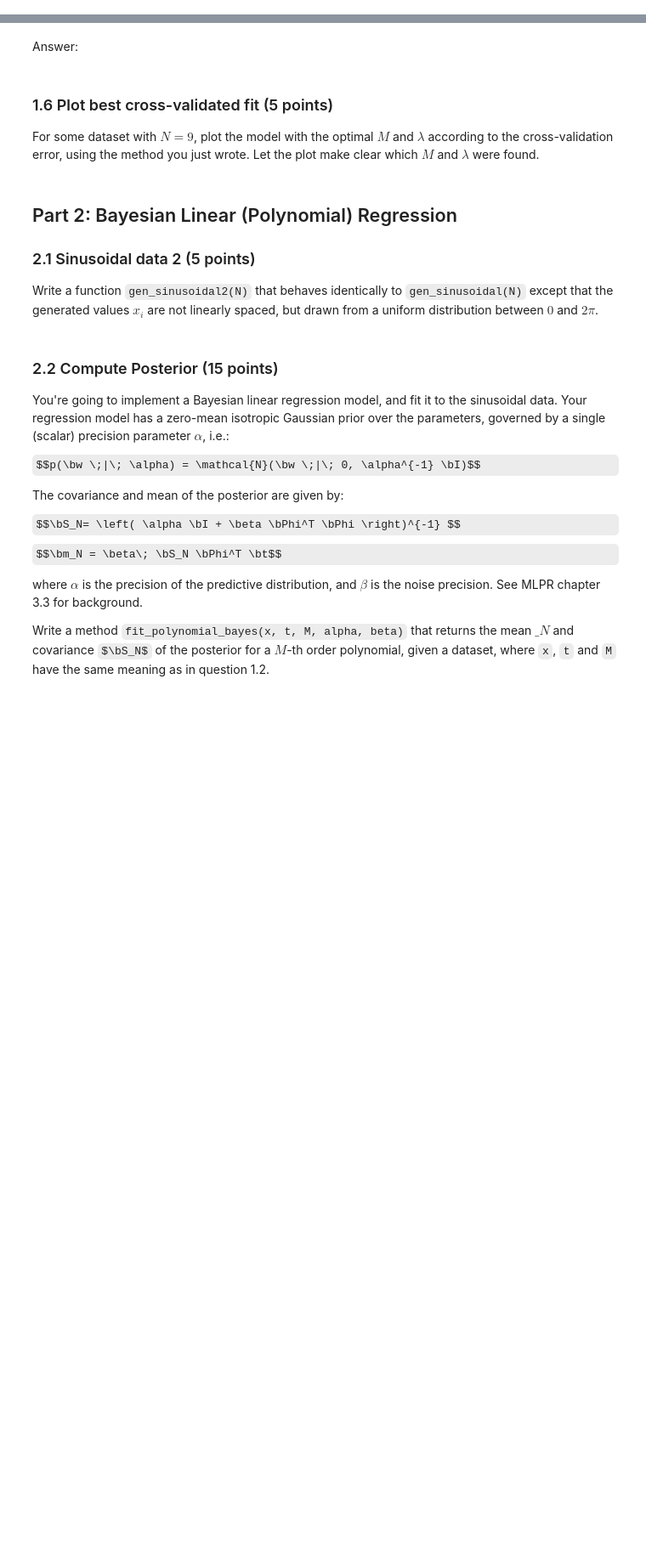
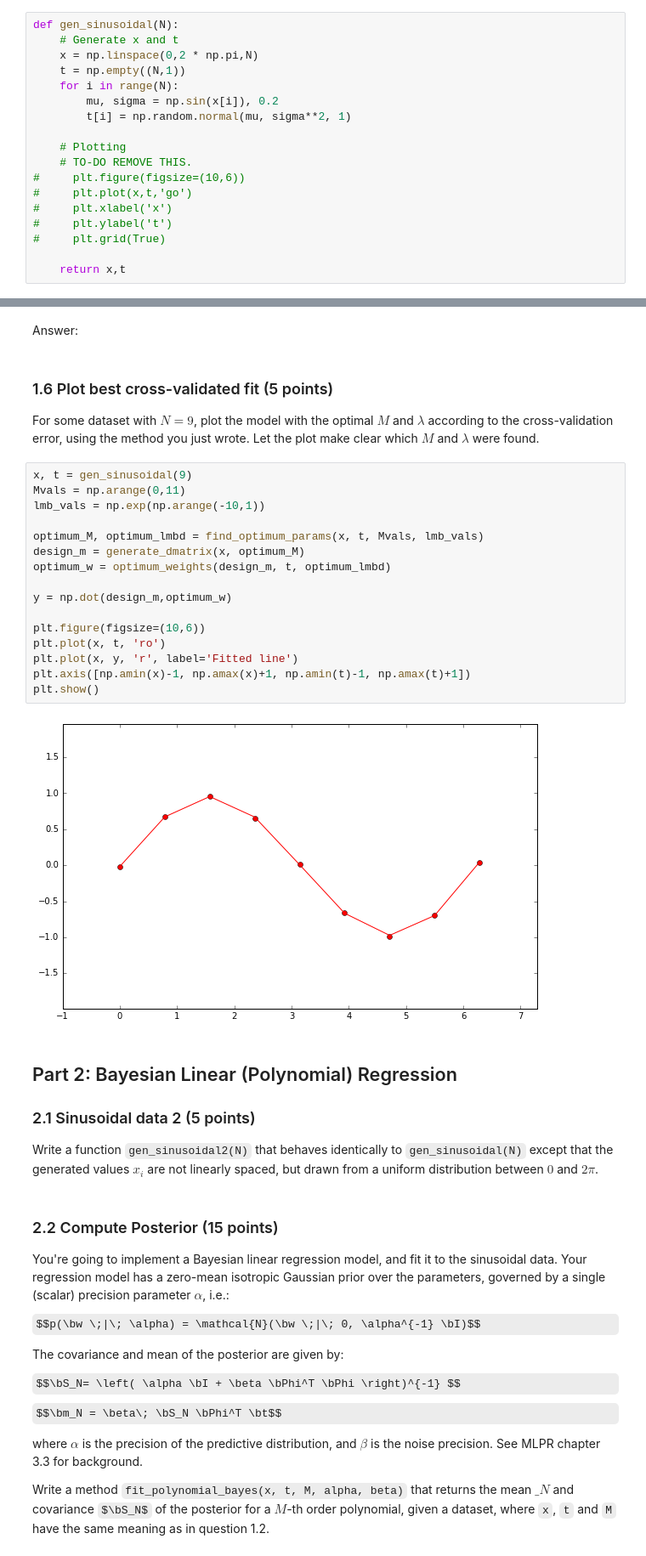
Before and after one commit to Vasileios-Charatsidis/machine_learning_1_labs, a Jupyter notebook: Lab1.ipynb, the cells around one changed output, grey strips where cells are left out. Shown at 85% size. Cells and saved outputs as stored; diff of their text form; some formulas as TeX source; blank space fills up the shorter version.

```diff
--- a/Lab1.ipynb
+++ b/Lab1.ipynb
@@ -35,6 +41,24 @@ Write a method `gen_sinusoidal(N)` that generates toy data like in fig 1.2 of Bi
 $$t_i \sim \mathcal{N}(\mu_i, \sigma^2)$$
 
 where $x_i$ is the $i$-th elements of $\bf{x}$, the mean $\mu_i = sin(x_i)$ and the standard deviation $\sigma = 0.2$.
+# %%
+def gen_sinusoidal(N):
+    # Generate x and t
+    x = np.linspace(0,2 * np.pi,N)
+    t = np.empty((N,1))
+    for i in range(N):
+        mu, sigma = np.sin(x[i]), 0.2
+        t[i] = np.random.normal(mu, sigma**2, 1)
+
+    # Plotting
+    # TO-DO REMOVE THIS.
+#     plt.figure(figsize=(10,6))
+#     plt.plot(x,t,'go')
+#     plt.xlabel('x')
+#     plt.ylabel('t')
+#     plt.grid(True)
+
+    return x,t
 # %% [markdown]
 ### 1.2 Polynomial regression (15 points)
 
@@ -89,6 +238,24 @@ Answer:
 ### 1.6 Plot best cross-validated fit (5 points)
 
 For some dataset with $N = 9$, plot the model with the optimal $M$ and $\lambda$ according to the cross-validation error, using the method you just wrote. Let the plot make clear which $M$ and $\lambda$ were found.
+# %%
+x, t = gen_sinusoidal(9)
+Mvals = np.arange(0,11)
+lmb_vals = np.exp(np.arange(-10,1))
+
+optimum_M, optimum_lmbd = find_optimum_params(x, t, Mvals, lmb_vals)
+design_m = generate_dmatrix(x, optimum_M)
+optimum_w = optimum_weights(design_m, t, optimum_lmbd)
+
+y = np.dot(design_m,optimum_w)
+
+plt.figure(figsize=(10,6))
+plt.plot(x, t, 'ro')
+plt.plot(x, y, 'r', label='Fitted line')
+plt.axis([np.amin(x)-1, np.amax(x)+1, np.amin(t)-1, np.amax(t)+1])
+plt.show()
+# %% [output]
+[figure, added]
 # %% [markdown]
 ## Part 2: Bayesian Linear (Polynomial) Regression
 
```
Also changed, not shown: parts of 6 cells of this notebook.
